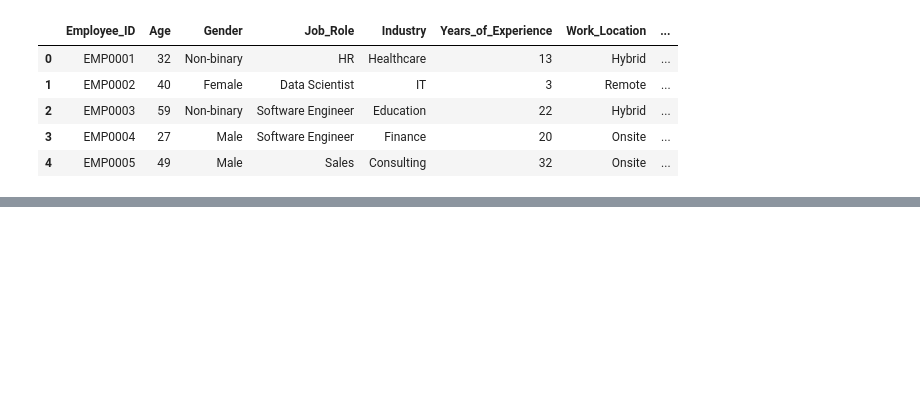
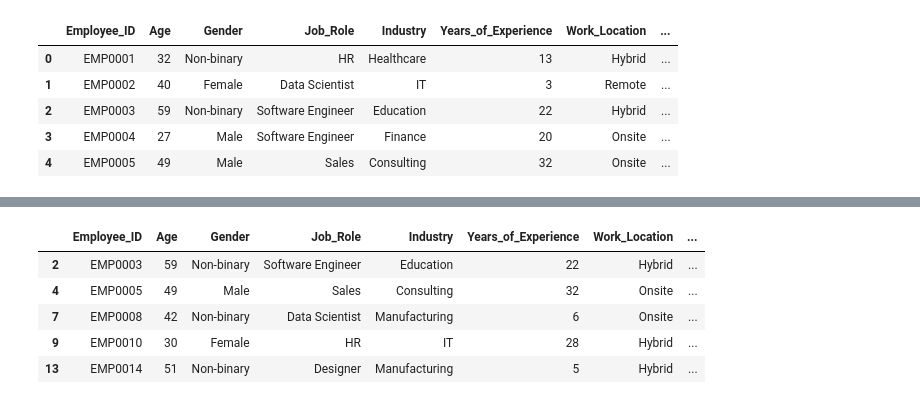
Before and after one commit to ErikaD88/Remote_Work_Mental_Health_Impact, a Jupyter notebook: project 1.ipynb, the cells around one changed output, grey strips where cells are left out. Saved outputs shown, nothing was run; the diff lists cells and outputs as text; code cells hidden in the pictures; blank space fills up the shorter version.

```diff
--- a/project 1.ipynb
+++ b/project 1.ipynb
@@ -94,0 +19,11 @@ plt.tight_layout()
+# %%
+NorthAmerica_df = remote_work_df[(remote_work_df["Region"] == "North America")] #create new dataframe with the "north America" filter
+NorthAmerica_df["Stress_Level"] = NorthAmerica_df["Stress_Level"].map({"Low": 1, "Medium": 2, "High": 3}) #map stress levels to numerical values
+NorthAmerica_df.head() #print new dataframe
+# %% [output]
+|  | Employee_ID | Age | Gender | Job_Role | Industry | Years_of_Experience | Work_Location | ... |
+| 2 | EMP0003 | 59 | Non-binary | Software Engineer | Education | 22 | Hybrid | ... |
+| 4 | EMP0005 | 49 | Male | Sales | Consulting | 32 | Onsite | ... |
+| 7 | EMP0008 | 42 | Non-binary | Data Scientist | Manufacturing | 6 | Onsite | ... |
+| 9 | EMP0010 | 30 | Female | HR | IT | 28 | Hybrid | ... |
+| 13 | EMP0014 | 51 | Non-binary | Designer | Manufacturing | 5 | Hybrid | ... |
```
Also changed, not shown: parts of 13 cells of this notebook.
